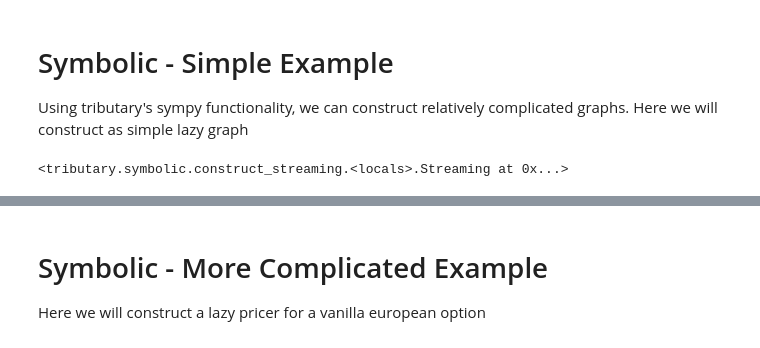
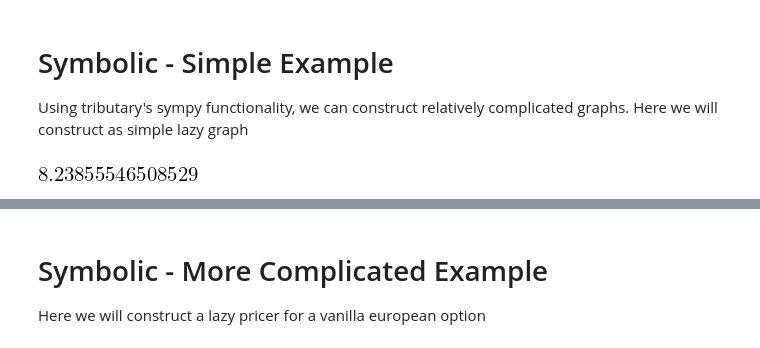
Before and after one commit to streamlet-dev/tributary, a Jupyter notebook: examples/lazy_examples.ipynb, the cells around one changed output, grey strips where cells are left out. Saved outputs shown, nothing was run; the diff lists cells and outputs as text; code cells hidden in the pictures.

Commit message:
bugfix for lazy from symbolic, update examples for typos and consistency

```diff
--- a/examples/lazy_examples.ipynb
+++ b/examples/lazy_examples.ipynb
@@ -66,7 +66,7 @@ import tributary.lazy as tl
 expr = ts.parse_expression("10sin**2 x**2 + 3xyz + tan theta")
 
 # Generate a new class representing the graph
-clz = ts.construct_streaming(expr)
+clz = ts.construct_lazy(expr)
 
 
 # A function to use as an input
@@ -75,9 +75,9 @@ def foo(*args):
         yield _
 
 # Construct with inputs
-x = clz(x=tl.Node(value=1), y=tl.Node(callable=foo), z=tl.Node(value=1), theta=tl.Node(value=4))
-
-# Run the graph
-x
+x = clz(x=tl.Node(value=1), y=tl.Node(callable=foo, always_dirty=True), z=tl.Node(value=1), theta=tl.Node(value=4))
-# %% [output]
-<tributary.symbolic.construct_streaming.<locals>.Streaming at 0x...>
+# %%
+# print value
+x.evaluate()()
+# %% [output]
+[figure, added]
```
Also changed, not shown: parts of 2 cells of this notebook, 17 other files.
